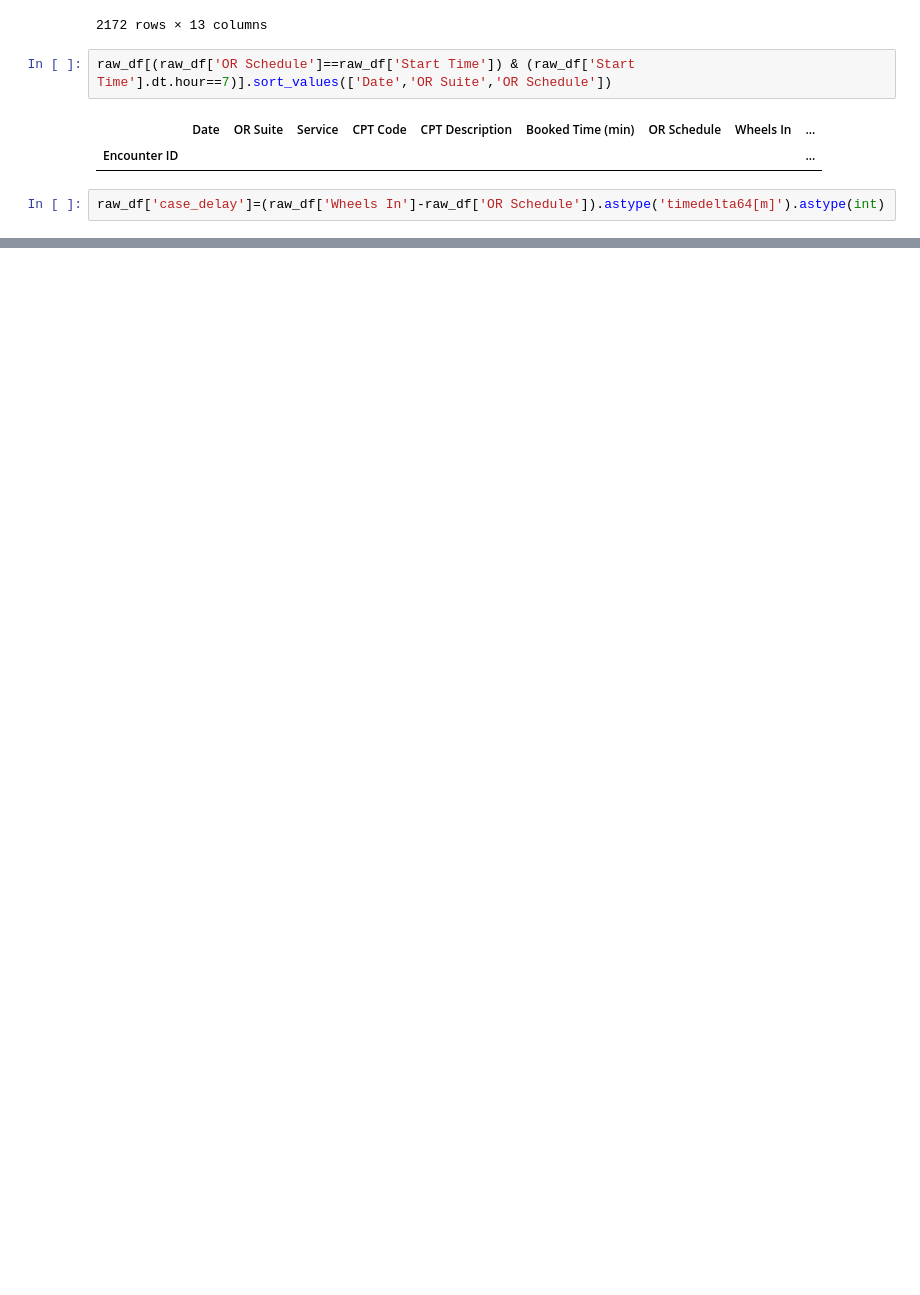
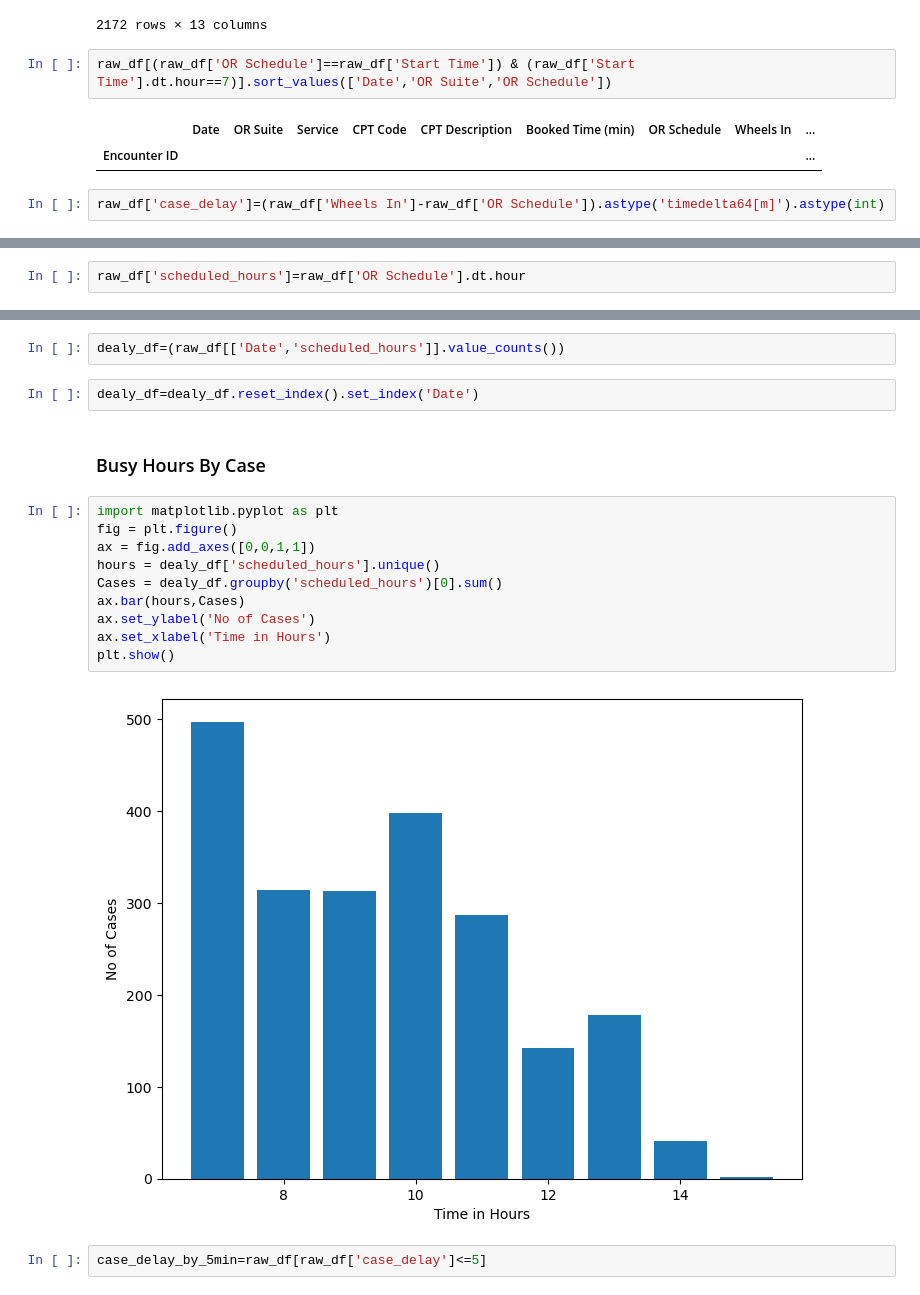
Before and after one commit to vidyuthmk/DataAnalysis_Operation_Room, a Jupyter notebook: Operation_room_Data_Metric.ipynb, the cells around one changed output, grey strips where cells are left out. Drawn from its saved outputs; the diff is of its cells as text; blank space fills up the shorter version.

```diff
--- a/Operation_room_Data_Metric.ipynb
+++ b/Operation_room_Data_Metric.ipynb
@@ -92,0 +147,2 @@ Length: 231, dtype: int64
+# %%
+raw_df['scheduled_hours']=raw_df['OR Schedule'].dt.hour
@@ -92,0 +153,20 @@ Length: 231, dtype: int64
+# %%
+dealy_df=(raw_df[['Date','scheduled_hours']].value_counts())
+# %%
+dealy_df=dealy_df.reset_index().set_index('Date')
+# %% [markdown]
+### Busy Hours By  Case
+# %%
+import matplotlib.pyplot as plt
+fig = plt.figure()
+ax = fig.add_axes([0,0,1,1])
+hours = dealy_df['scheduled_hours'].unique()
+Cases = dealy_df.groupby('scheduled_hours')[0].sum()
+ax.bar(hours,Cases)
+ax.set_ylabel('No of Cases')
+ax.set_xlabel('Time in Hours')
+plt.show()
+# %% [output]
+[figure, added]
+# %%
+case_delay_by_5min=raw_df[raw_df['case_delay']<=5]
```
Also changed, not shown: parts of 11 cells of this notebook.
